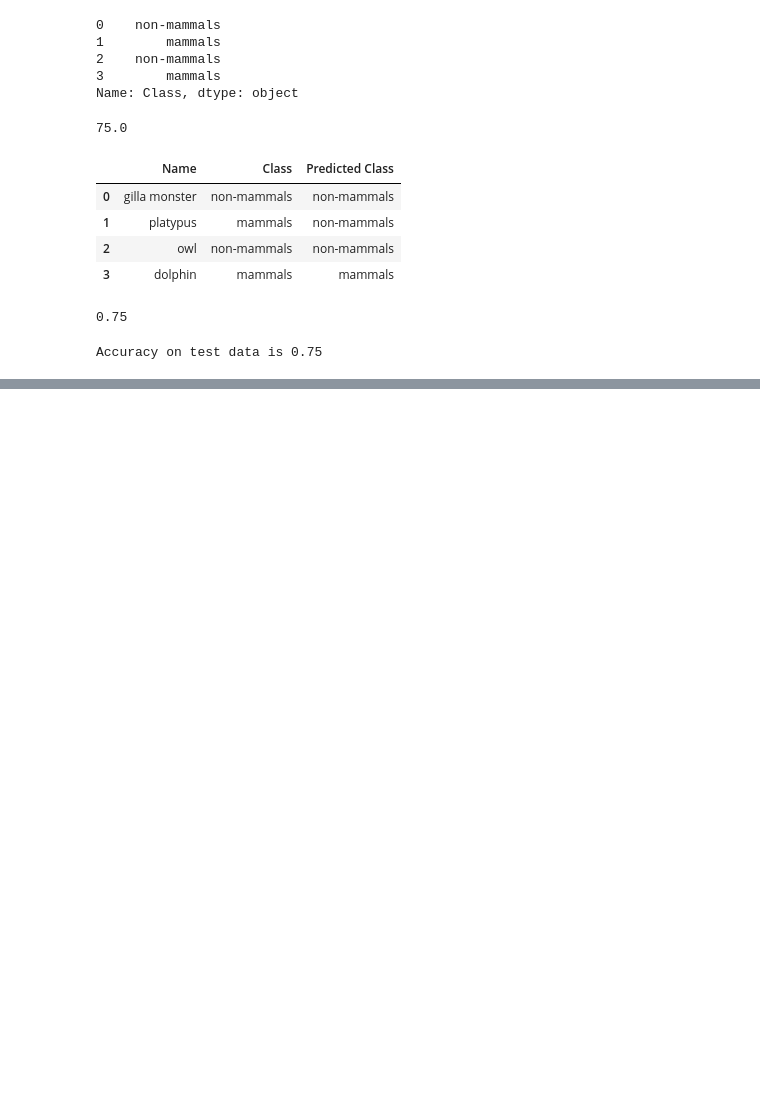
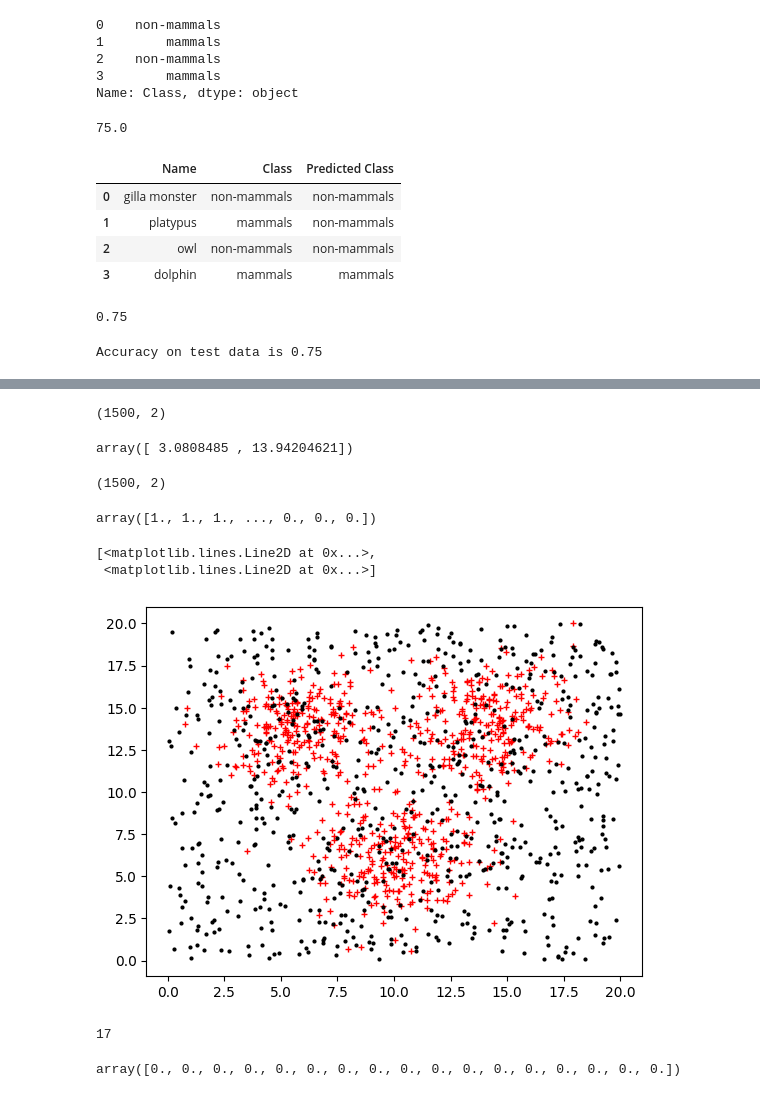
Before and after one commit to Aaliya-feisal/Entropy_DT, a Jupyter notebook: DT_computation.ipynb, the cells around one changed output, grey strips where cells are left out. Saved outputs shown, nothing was run; the diff lists cells and outputs as text; code cells hidden in the pictures; blank space fills up the shorter version.

```diff
--- a/DT_computation.ipynb
+++ b/DT_computation.ipynb
@@ -545,0 +565,2 @@ Accuracy on test data is 0.75
+# %%
+X=np.random.multivariate_normal(mean1,cov,int(N/6))
@@ -545,0 +571,2 @@ Accuracy on test data is 0.75
+# %%
+X=np.concatenate((X,np.random.multivariate_normal(mean2,cov,int(N/6))))
@@ -545,0 +577,2 @@ Accuracy on test data is 0.75
+# %%
+X=np.concatenate((X,np.random.multivariate_normal(mean3,cov,int(N/6))))
@@ -545,0 +583,10 @@ Accuracy on test data is 0.75
+# %%
+X=np.concatenate((X, 20*np.random.rand(int(N/2),2)))
+# %%
+X.shape
+# %% [output]
+(1500, 2)
+# %%
+X[0]
+# %% [output]
+array([ 3.0808485 , 13.94204621])
@@ -545,0 +595,14 @@ Accuracy on test data is 0.75
+# %%
+X.shape
+# %% [output]
+(1500, 2)
+# %%
+y
+# %% [output]
+array([1., 1., 1., ..., 0., 0., 0.])
+# %%
+plt.plot(X[:int(N/2),0],X[: int(N/2),1],'r+',X[int(N/2):,0],X[int(N/2):,1],'k.',ms=4)
+# %% [output]
+[<matplotlib.lines.Line2D at 0x...>,
+ <matplotlib.lines.Line2D at 0x...>]
+[figure, added]
@@ -545,0 +612,4 @@ Accuracy on test data is 0.75
+# %%
+len(maxDepths)
+# %% [output]
+17
@@ -545,0 +620,4 @@ Accuracy on test data is 0.75
+# %%
+trainAcc
+# %% [output]
+array([0., 0., 0., 0., 0., 0., 0., 0., 0., 0., 0., 0., 0., 0., 0., 0., 0.])
```
Also changed, not shown: parts of 28 cells of this notebook.
